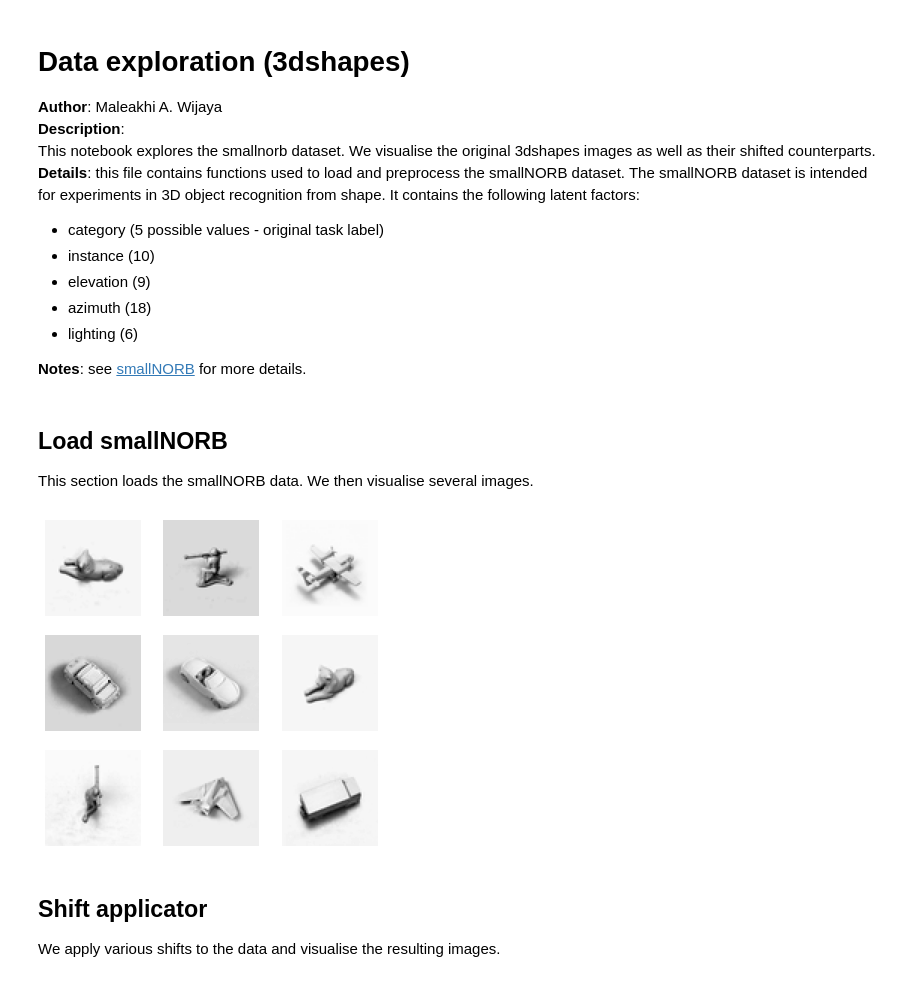
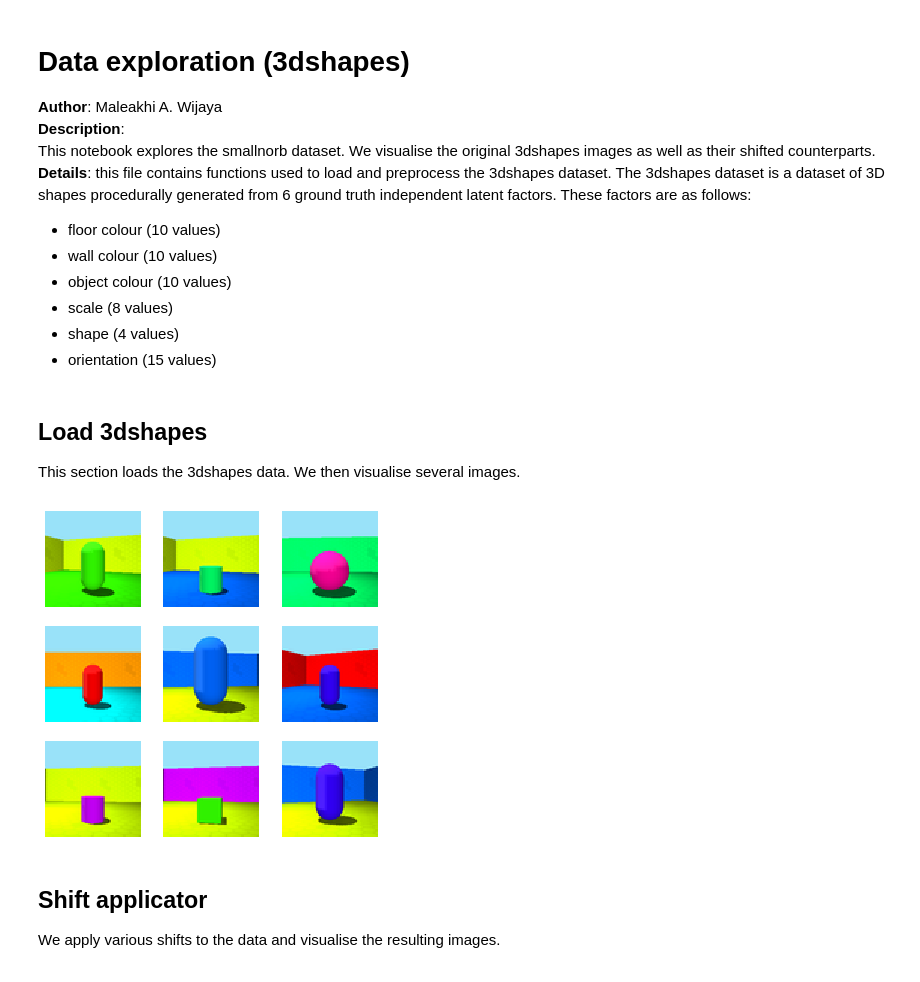
Before and after one commit to maleakhiw/explaining-dataset-shifts, a Jupyter notebook: experiments/3dshapes/data_exploration.ipynb, the cells around one changed output. Cells and saved outputs as stored; diff of their text form; code cells hidden in the pictures.

```diff
--- a/experiments/3dshapes/data_exploration.ipynb
+++ b/experiments/3dshapes/data_exploration.ipynb
@@ -4,13 +4,12 @@
 **Author**: Maleakhi A. Wijaya
 **Description**:
 This notebook explores the smallnorb dataset. We visualise the original 3dshapes images as well as their shifted counterparts.
-**Details**: this file contains functions used to load and preprocess the smallNORB dataset. The smallNORB dataset is intended for experiments in 3D object recognition from shape. It contains the following latent factors:
-- category (5 possible values - original task label)
-- instance (10)
-- elevation (9)
-- azimuth (18)
-- lighting (6)
-
-**Notes**: see [smallNORB](https://cs.nyu.edu/~ylclab/data/norb-v1.0-small/) for more details.
+**Details**: this file contains functions used to load and preprocess the 3dshapes dataset. The 3dshapes dataset is a dataset of 3D shapes procedurally generated from 6 ground truth independent latent factors. These factors are as follows:
+- floor colour (10 values)
+- wall colour (10 values)
+- object colour (10 values)
+- scale (8 values)
+- shape (4 values)
+- orientation (15 values)
 # %%
 # Load utilities functions
@@ -18,5 +17,5 @@ This notebook explores the smallnorb dataset. We visualise the original 3dshapes
 %run ../../scripts/shift_applicator.py
 # %% [markdown]
-## Load smallNORB
+## Load 3dshapes
 
-This section loads the smallNORB data. We then visualise several images.
+This section loads the 3dshapes data. We then visualise several images.
@@ -26,11 +22,14 @@ X_data, c_data = load_smallnorb(directory_path)
+# %%
+path = "../../data/3dshapes.h5"
+X_data, c_data = load_3dshapes(path, 70000)
 # %%
 # Select images
-imgs_sampled = X_data[10:20].reshape(-1, 64, 64)
+imgs_sampled = X_data[10:20].reshape(-1, 64, 64, 3)
 
 # Show images
 show_images_grid(imgs_sampled, num_images=9)
 # %% [output]
-[figure, old version]
+[figure, new version]
 # %% [markdown]
 ## Shift applicator
 
```
Also changed, not shown: parts of 9 cells of this notebook.
